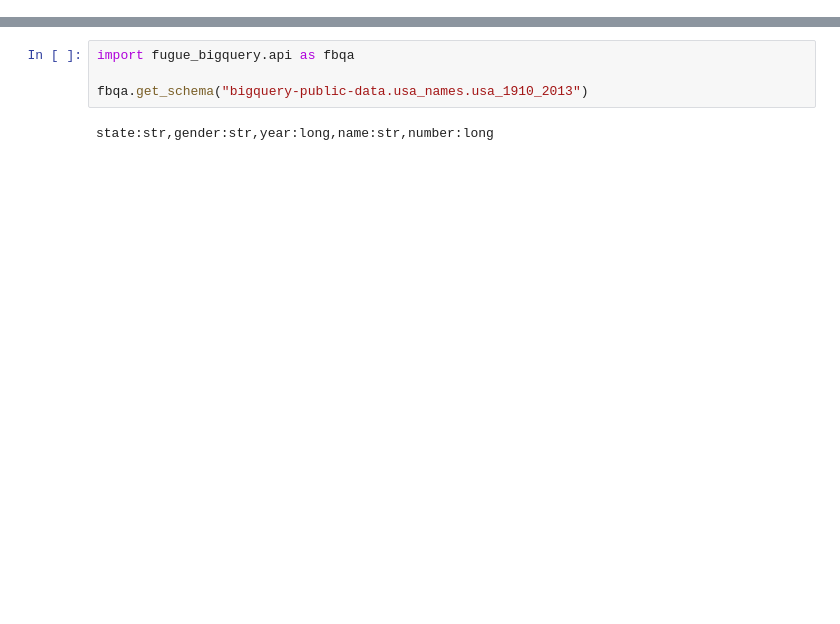
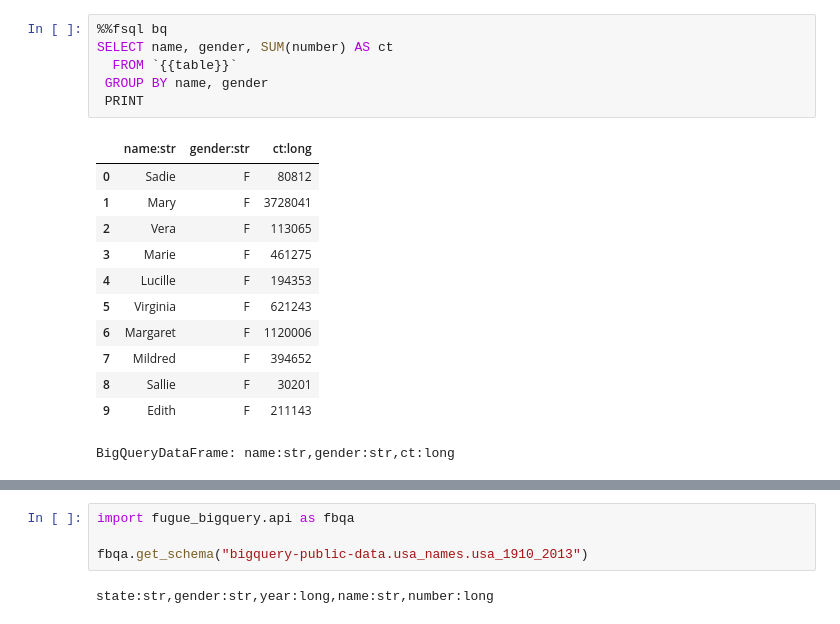
Before and after one commit to fugue-project/tutorials, a Jupyter notebook: tutorials/integrations/warehouses/bigquery.ipynb, the cells around one changed output, grey strips where cells are left out. Saved outputs shown, nothing was run; the diff lists cells and outputs as text; blank space fills up the shorter version.

```diff
--- a/tutorials/integrations/warehouses/bigquery.ipynb
+++ b/tutorials/integrations/warehouses/bigquery.ipynb
@@ -49,0 +106,19 @@ This function get the schema of the table or the query without execution.
+# %%
+%%fsql bq
+SELECT name, gender, SUM(number) AS ct
+  FROM `{{table}}`
+ GROUP BY name, gender
+ PRINT
+# %% [output]
+|  | name:str | gender:str | ct:long |
+| 0 | Sadie | F | 80812 |
+| 1 | Mary | F | 3728041 |
+| 2 | Vera | F | 113065 |
+| 3 | Marie | F | 461275 |
+| 4 | Lucille | F | 194353 |
+| 5 | Virginia | F | 621243 |
+| 6 | Margaret | F | 1120006 |
+| 7 | Mildred | F | 394652 |
+| 8 | Sallie | F | 30201 |
+| 9 | Edith | F | 211143 |
+BigQueryDataFrame: name:str,gender:str,ct:long
```
Also changed, not shown: parts of 18 cells of this notebook.
